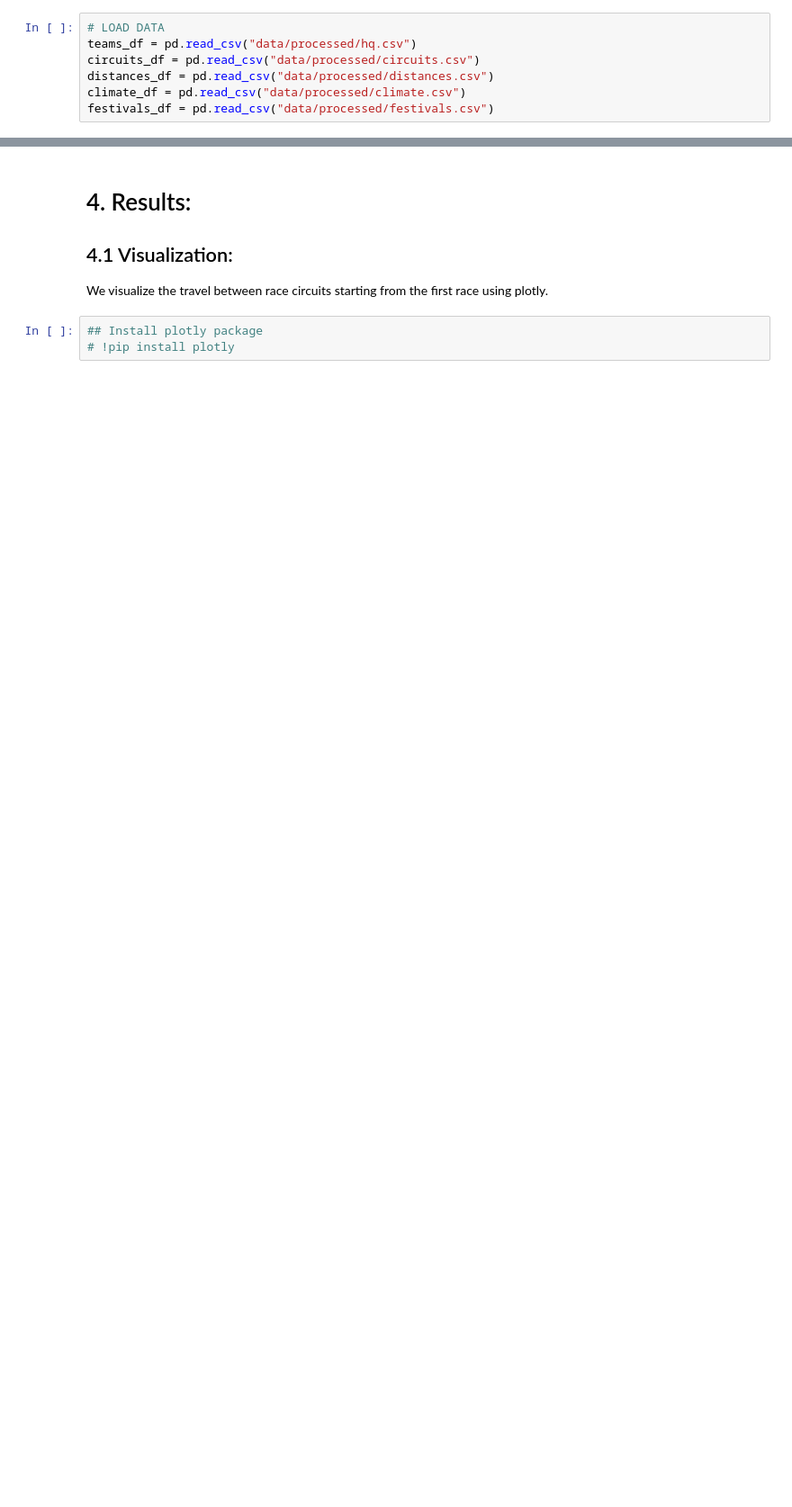
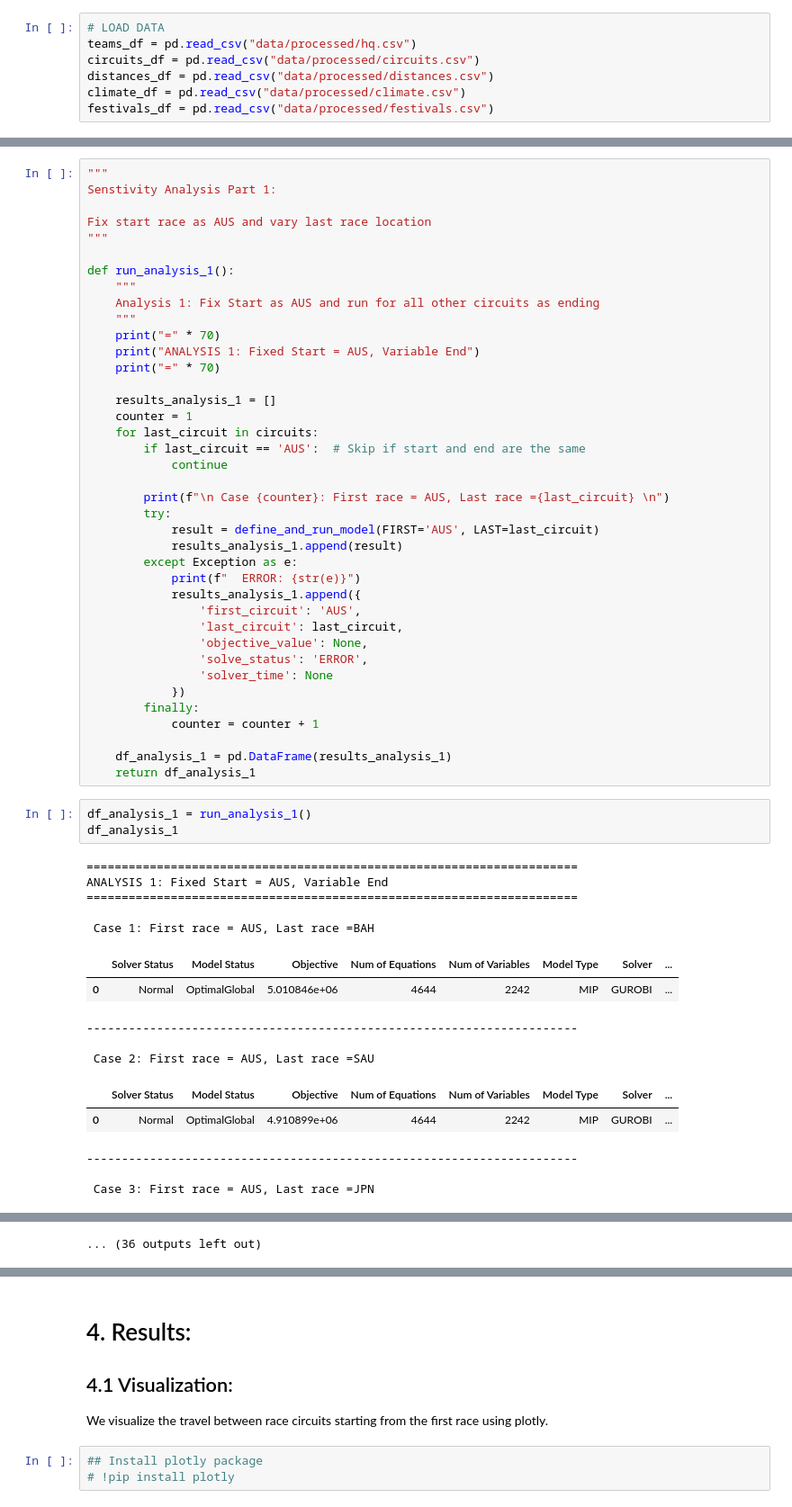
Before and after one commit to GokulnathUW/f1-calendar-optimization, a Jupyter notebook: model.ipynb, the cells around one changed output, grey strips where cells are left out. Shown at 90% size. Cells and saved outputs as stored; diff of their text form; blank space fills up the shorter version.

Commit message:
Add senstivity analysis

```diff
--- a/model.ipynb
+++ b/model.ipynb
@@ -363,0 +380,58 @@ model.solve(solver="gurobi", options=gp.Options(
+# %%
+"""
+Senstivity Analysis Part 1:
+
+Fix start race as AUS and vary last race location
+"""
+
+def run_analysis_1():
+    """
+    Analysis 1: Fix Start as AUS and run for all other circuits as ending
+    """
+    print("=" * 70)
+    print("ANALYSIS 1: Fixed Start = AUS, Variable End")
+    print("=" * 70)
+
+    results_analysis_1 = []
+    counter = 1
+    for last_circuit in circuits:
+        if last_circuit == 'AUS':  # Skip if start and end are the same
+            continue
+
+        print(f"\n Case {counter}: First race = AUS, Last race ={last_circuit} \n")
+        try:
+            result = define_and_run_model(FIRST='AUS', LAST=last_circuit)
+            results_analysis_1.append(result)
+        except Exception as e:
+            print(f"  ERROR: {str(e)}")
+            results_analysis_1.append({
+                'first_circuit': 'AUS',
+                'last_circuit': last_circuit,
+                'objective_value': None,
+                'solve_status': 'ERROR',
+                'solver_time': None
+            })
+        finally:
+            counter = counter + 1
+
+    df_analysis_1 = pd.DataFrame(results_analysis_1)
+    return df_analysis_1
+# %%
+df_analysis_1 = run_analysis_1()
+df_analysis_1
+# %% [output]
+======================================================================
+ANALYSIS 1: Fixed Start = AUS, Variable End
+======================================================================
+
+ Case 1: First race = AUS, Last race =BAH
+|  | Solver Status | Model Status | Objective | Num of Equations | Num of Variables | Model Type | Solver | ... |
+| 0 | Normal | OptimalGlobal | 5.010846e+06 | 4644 | 2242 | MIP | GUROBI | ... |
+----------------------------------------------------------------------
+
+ Case 2: First race = AUS, Last race =SAU
+|  | Solver Status | Model Status | Objective | Num of Equations | Num of Variables | Model Type | Solver | ... |
+| 0 | Normal | OptimalGlobal | 4.910899e+06 | 4644 | 2242 | MIP | GUROBI | ... |
+----------------------------------------------------------------------
+
+ Case 3: First race = AUS, Last race =JPN
@@ -363,0 +455 @@ model.solve(solver="gurobi", options=gp.Options(
+... (36 outputs left out)
```
Also changed, not shown: parts of 22 cells of this notebook.
